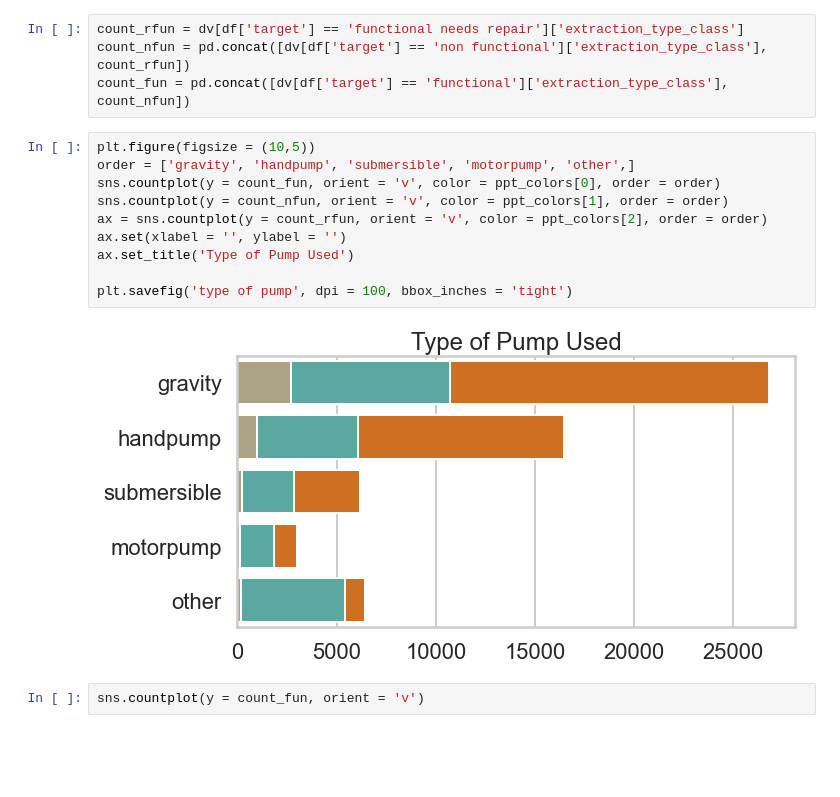
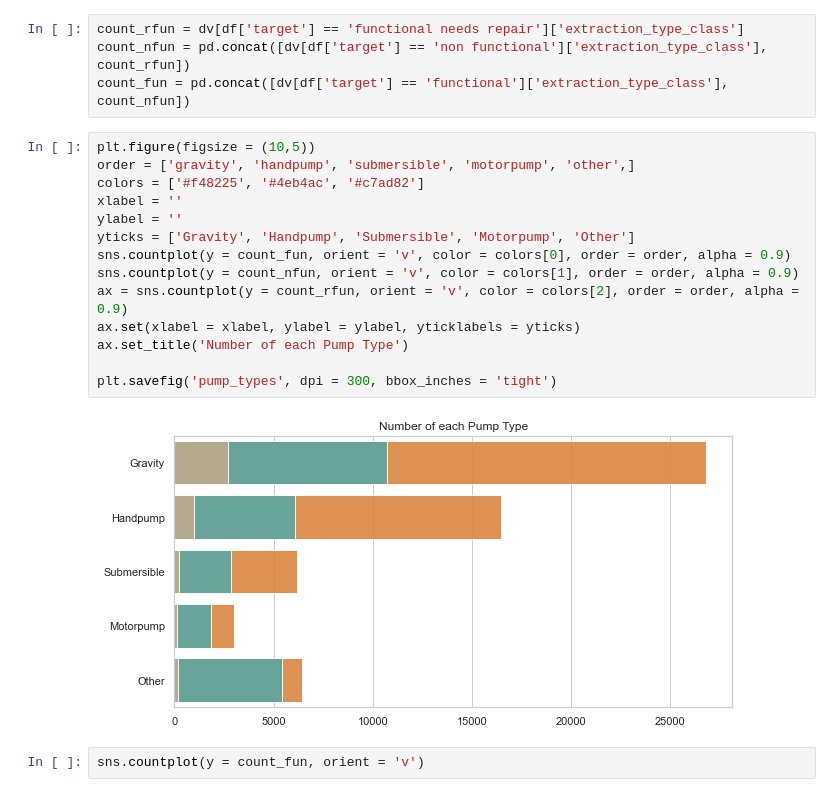
Before and after one commit to awyeh64/Tanzanian_Water_Well_Predictor, a Jupyter notebook: ayeh_eda.ipynb, the cells around one changed output. Drawn from its saved outputs; the diff is of its cells as text; blank space fills up the shorter version.

```diff
--- a/ayeh_eda.ipynb
+++ b/ayeh_eda.ipynb
@@ -564,15 +593,19 @@ count_fun = pd.concat([dv[df['target'] == 'functional']['extraction_type_class']
 # %%
 plt.figure(figsize = (10,5))
 order = ['gravity', 'handpump', 'submersible', 'motorpump', 'other',]
-sns.countplot(y = count_fun, orient = 'v', color = ppt_colors[0], order = order)
-sns.countplot(y = count_nfun, orient = 'v', color = ppt_colors[1], order = order)
-ax = sns.countplot(y = count_rfun, orient = 'v', color = ppt_colors[2], order = order)
-ax.set(xlabel = '', ylabel = '')
-ax.set_title('Type of Pump Used')
+colors = ['#f48225', '#4eb4ac', '#c7ad82']
+xlabel = ''
+ylabel = ''
+yticks = ['Gravity', 'Handpump', 'Submersible', 'Motorpump', 'Other']
+sns.countplot(y = count_fun, orient = 'v', color = colors[0], order = order, alpha = 0.9)
+sns.countplot(y = count_nfun, orient = 'v', color = colors[1], order = order, alpha = 0.9)
+ax = sns.countplot(y = count_rfun, orient = 'v', color = colors[2], order = order, alpha = 0.9)
+ax.set(xlabel = xlabel, ylabel = ylabel, yticklabels = yticks)
+ax.set_title('Number of each Pump Type')
 
-plt.savefig('type of pump', dpi = 100, bbox_inches = 'tight')
+plt.savefig('pump_types', dpi = 300, bbox_inches = 'tight')
 # %% [output]
-[figure, old version]
+[figure, new version]
 # %%
 sns.countplot(y = count_fun, orient = 'v')
 # %% [output]
```
Also changed, not shown: parts of 10 cells of this notebook.
